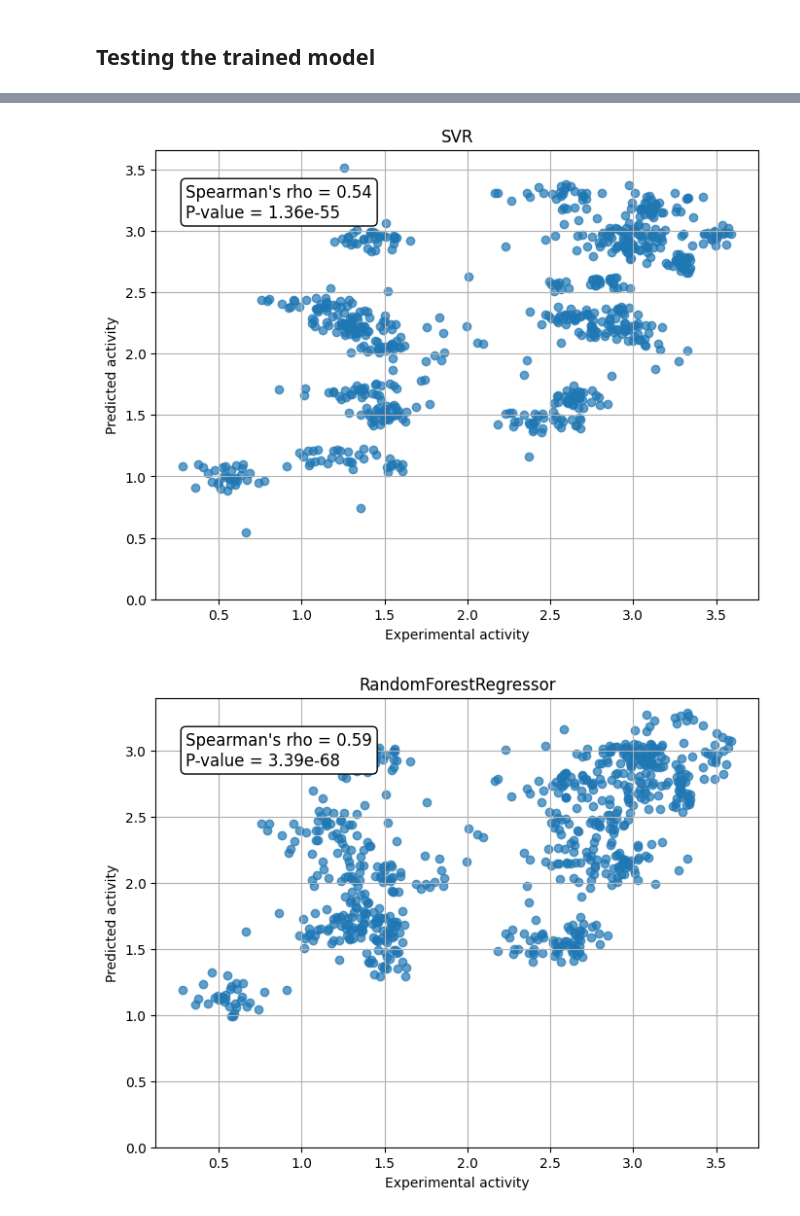
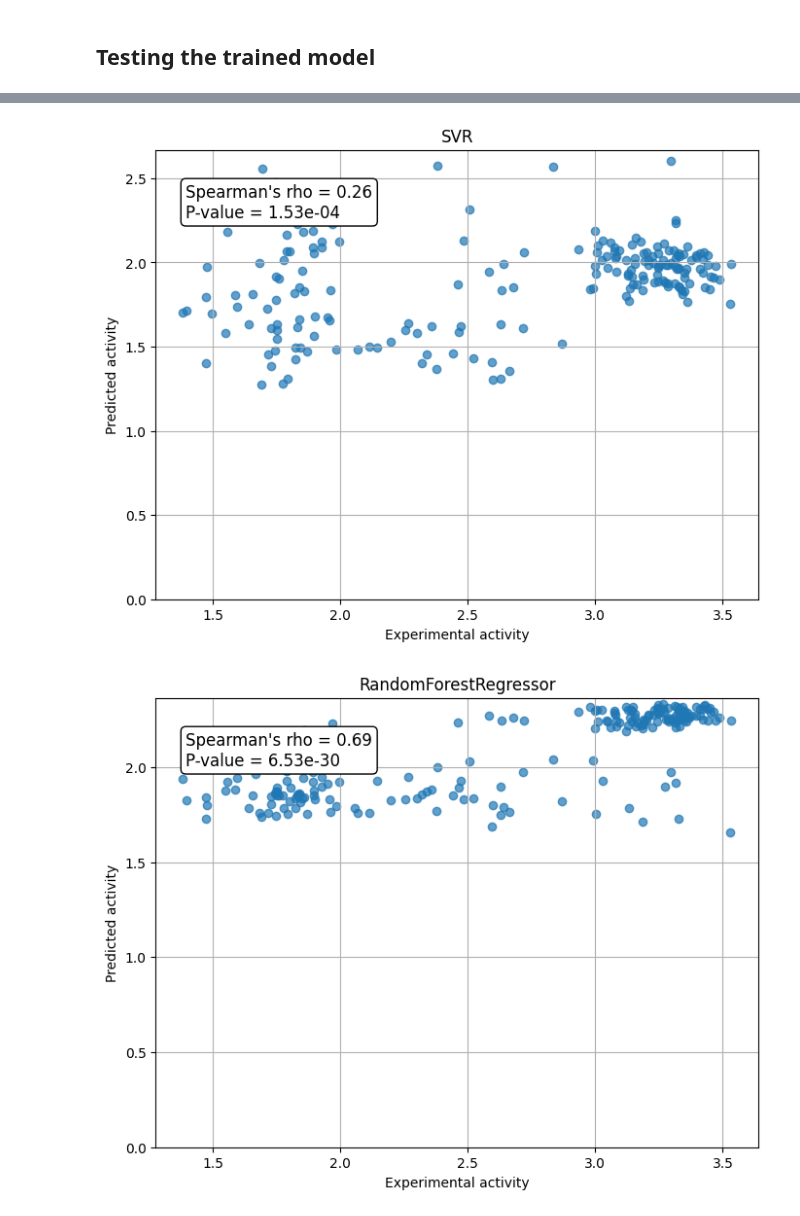
Before and after one commit to kaustubh-amritkar/rubisco_regression_classification, a Jupyter notebook: scripts/checking_diff_regressors.ipynb, the cells around one changed output, grey strips where cells are left out. Cells and saved outputs as stored; diff of their text form; code cells hidden in the pictures.

Commit message:
ProstT5 embeddings -- train on large dataset & test on mutant dataset --- Added a notebook for comparing performance metrics for the different regression tasks

```diff
--- a/scripts/checking_diff_regressors.ipynb
+++ b/scripts/checking_diff_regressors.ipynb
@@ -243,13 +243,13 @@ train_indices, test_indices, train_ids, test_ids, Xs_train, Xs_test, ys_train, y
 # %%
 ## Creating Training and Test set, such that the data from the large assay is in training & from the mutant assay is in test
 
-# test_indices = [i for i, x in enumerate(headers) if x.startswith("Anc")]
-# train_indices = [i for i, x in enumerate(headers) if i not in test_indices]
+test_indices = [i for i, x in enumerate(headers) if x.startswith("Anc")]
+train_indices = [i for i, x in enumerate(headers) if i not in test_indices]
 
-# Xs_train = [Xs[i] for i in train_indices]
-# Xs_test = [Xs[i] for i in test_indices]
-# ys_train = [ys[i] for i in train_indices]
-# ys_test = [ys[i] for i in test_indices]
+Xs_train = [Xs[i] for i in train_indices]
+Xs_test = [Xs[i] for i in test_indices]
+ys_train = [ys[i] for i in train_indices]
+ys_test = [ys[i] for i in test_indices]
 # %%
 ## Creating Training and Test set, such that the data from the mutant assay is in training & from the large assay is in testing
 ### The idea is that we have better resolution in the mutant dataset
@@ -425,7 +425,7 @@ for i, grid in enumerate(grid_list):
     print(grid.best_estimator_)
     var = grid.best_estimator_.__class__.__name__
 
-    model_file_name = f'/home/kaustubh/RuBisCO_ML/regressor_models/data/regressor_output/normalized_wrt_ind_ancs/prostT5_log_all_data_split/grid_element_best_{var}_model.pkl'
+    model_file_name = f'/home/kaustubh/RuBisCO_ML/regressor_models/data/regressor_output/normalized_wrt_ind_ancs/prostT5_log_large_mutant_data_split/grid_element_best_{var}_model.pkl'
     # Save the model
     with open(model_file_name, 'wb') as f:
         pickle.dump(grid.best_estimator_, f)
@@ -451,7 +451,7 @@ for i, grid in enumerate(grid_list):
 
     # Create a DataFrame and save to CSV
     df = pd.DataFrame({'Experimental Activity': ys_test, 'Predicted Activity': preds})
-    csv_filename = f'/home/kaustubh/RuBisCO_ML/regressor_models/data/regressor_output/normalized_wrt_ind_ancs/prostT5_log_all_data_split/grid_element_test_set_{var}_activity_data.csv'
+    csv_filename = f'/home/kaustubh/RuBisCO_ML/regressor_models/data/regressor_output/normalized_wrt_ind_ancs/prostT5_log_large_mutant_data_split/grid_element_test_set_{var}_activity_data.csv'
     df.to_csv(csv_filename, index=False)
     # print(f'Data saved to {csv_filename}')
 
@@ -491,2 +501,2 @@ Spearman's rho: 0.64, R^2: 0.31, MAE: 0.55, MSE: 0.50, RMSE: 0.71
-[figure, old version]
+[figure, new version]
-[figure, old version]
+[figure, new version]
```
Also changed, not shown: parts of 5 cells of this notebook, 1 other file.
